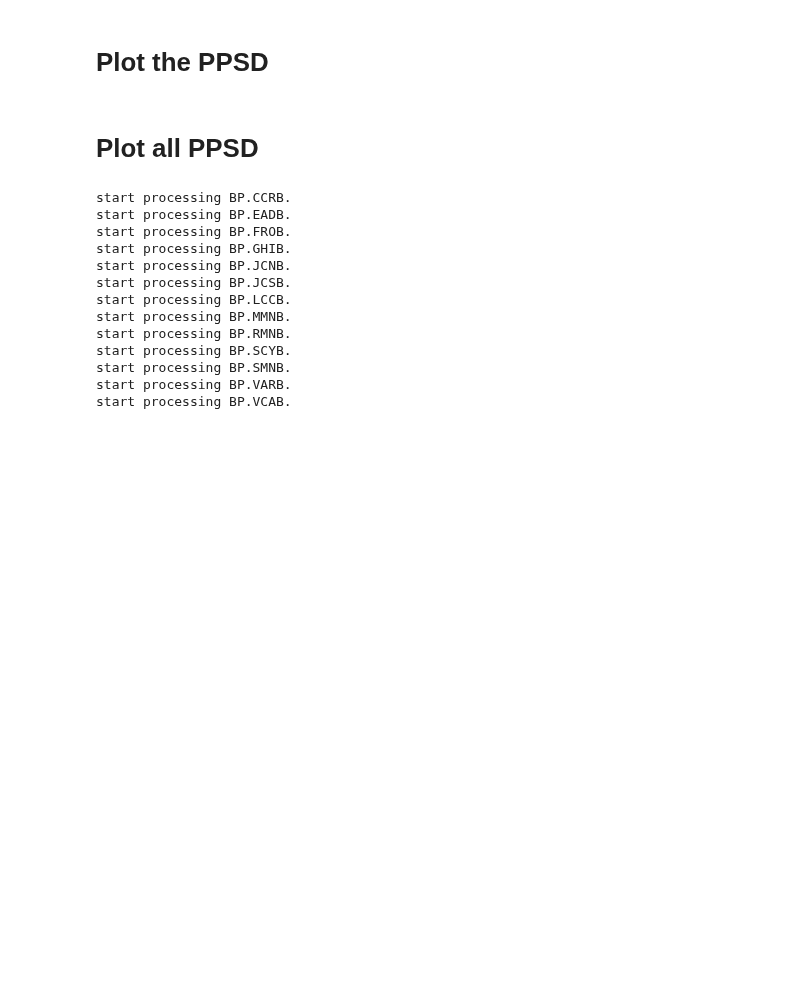
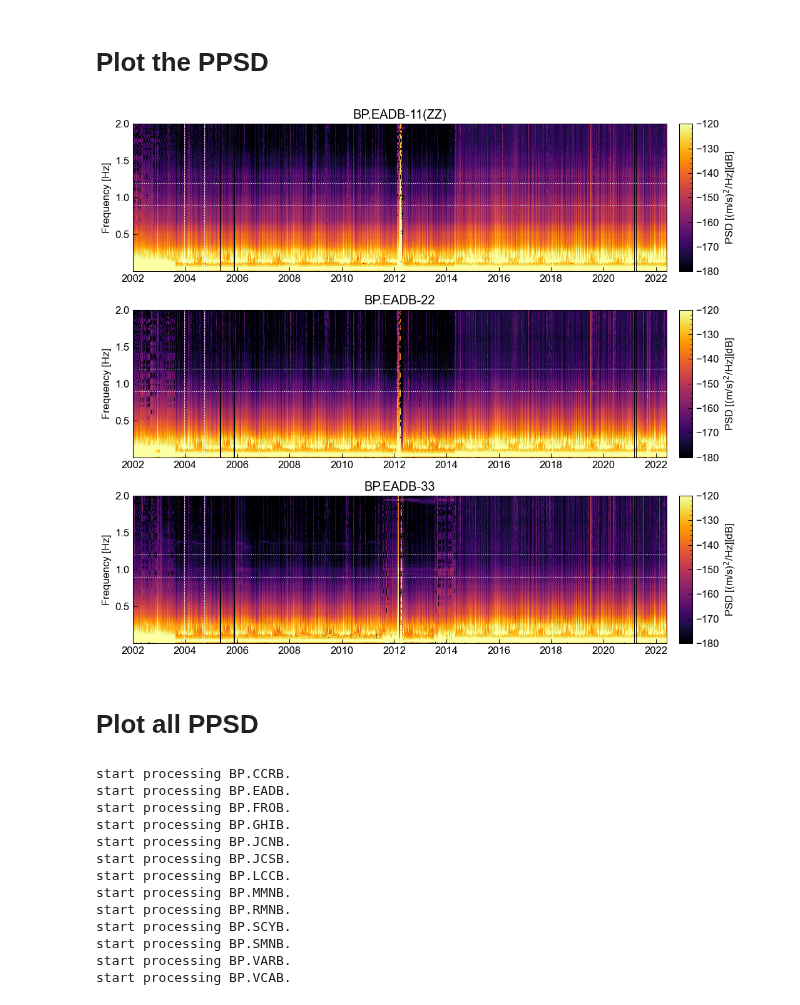
Before and after one commit to kura-okubo/SeisMonitoring_Paper, a Jupyter notebook: Post/Spectrogram/code/plot_PPSD_BP_3cols.ipynb, the cells around one changed output. Cells and saved outputs as stored; diff of their text form; code cells hidden in the pictures; blank space fills up the shorter version.

Commit message:
update plot format

```diff
--- a/Post/Spectrogram/code/plot_PPSD_BP_3cols.ipynb
+++ b/Post/Spectrogram/code/plot_PPSD_BP_3cols.ipynb
@@ -41,20 +41,23 @@ plt.rcParams["font.family"] = 'Arial'
 # plt.rcParams["font.sans-serif"] = "DejaVu Sans, Arial, Helvetica, Lucida Grande, Verdana, Geneva, Lucid, Avant Garde, sans-serif"
 plt.rcParams["font.size"] = 12
 plt.rcParams["xtick.direction"] = "in"
-plt.rcParams["xtick.major.size"] = 5
-plt.rcParams["xtick.major.width"] = 0.5
-plt.rcParams["xtick.minor.size"] = 2
-plt.rcParams["xtick.minor.width"] = 1
+plt.rcParams["xtick.major.size"] = 4.75
+plt.rcParams["xtick.major.width"] = 0.75
+plt.rcParams["xtick.minor.size"] = 3
+plt.rcParams["xtick.minor.width"] = 0.4
 plt.rcParams["xtick.minor.visible"] = True
 
-
 plt.rcParams["ytick.direction"] = "in"
-plt.rcParams["ytick.major.size"] = 5
-plt.rcParams["ytick.major.width"] = 0.5
-plt.rcParams["ytick.minor.size"] = 2
-plt.rcParams["ytick.minor.width"] = 1
+plt.rcParams["ytick.major.size"] = 4.75
+plt.rcParams["ytick.major.width"] = 0.75
+plt.rcParams["ytick.minor.size"] = 3
+plt.rcParams["ytick.minor.width"] = 0.4
 plt.rcParams["ytick.minor.visible"] = True
 
+plt.rcParams["savefig.transparent"] = True
+
+plt.rcParams['axes.linewidth'] = 0.75
+
 os.environ['TZ'] = 'GMT' # change time zone to avoid confusion in unix_tvec conversion
 # %%
 datadir = "../SeisMonitoring_PPSDdata/PPSD_data"
@@ -74,7 +77,7 @@ for fname in filelist:
 
 stations = np.unique(stations)
 
-sta = stations[0]
+sta = stations[1]
 
 ppsd_dict = dict()
 for comp in complist:
@@ -123,7 +126,10 @@ for i, comp in enumerate(complist):
 #     Spfreq_DSP = ppsd_dict[f"{comp}-Spfreq_DSP"]
     Sp_all = ppsd_dict[f"{comp}-Sp_all"]
 
-    h1 = ax.pcolormesh(tvec_all, Spfreq, pow2db(Sp_all), cmap=cmap, norm=Normalize(vmin = vmin, vmax=vmax))
+    h1 = ax.pcolormesh(tvec_all, Spfreq, pow2db(Sp_all), cmap=cmap, norm=Normalize(vmin = vmin, vmax=vmax), rasterized=True)
+
+#     for c in h1.collections:
+#         c.set_rasterized(True)
 
     # plot colorbar
     divider = make_axes_locatable(ax)
@@ -141,34 +147,39 @@ for i, comp in enumerate(complist):
                     linewidth=0.8,
                     linestyle=':',
                     zorder=2)
 
-    vlines = [datetime.datetime(2003, 12, 12), datetime.datetime(2004, 9, 28)] #, datetime.datetime(2014, 8, 24)]
+    vlines = [datetime.datetime(2003, 12, 22), datetime.datetime(2004, 9, 28)] #, datetime.datetime(2014, 8, 24)]
     for vline in vlines:
         ax.axvline(vline,
                     color='w',
                     linewidth=0.6,
                     linestyle='--',
                     zorder=2)
 
     ax.set_xlim([st, et])
     ax.set_ylim([0, 2.0])
     ax.set_yticks([0.5, 1.0, 1.5, 2.0])
     ax.set_ylabel("Frequency [Hz]")
 
     if comp=="11":
         ax.set_title("{}-{}(ZZ)".format(sta, comp))
     else:
         ax.set_title("{}-{}".format(sta, comp))
 
     ax.xaxis.set_major_locator(mdates.YearLocator(2, month=1, day=1))
     ax.minorticks_off()
     xfmt = dates.DateFormatter('%Y')
     ax.xaxis.set_major_formatter(xfmt)
 #     plt.setp(ax.xaxis.get_majorticklabels(), rotation=-45)
 
 fig.tight_layout()
 foname = (output_imgdir+"/test_PPSD_{}_allcomp.png".format(sta))
 plt.savefig(foname, dpi=300)
+
+foname = (output_imgdir+"/PPSD_{}_allcomp.eps".format(sta))
+plt.savefig(foname)
+# %% [output]
+[figure, added]
 # %% [markdown]
 # Plot all PPSD
 # %%
```
Also changed, not shown: parts of 2 cells of this notebook, 1 other file.
